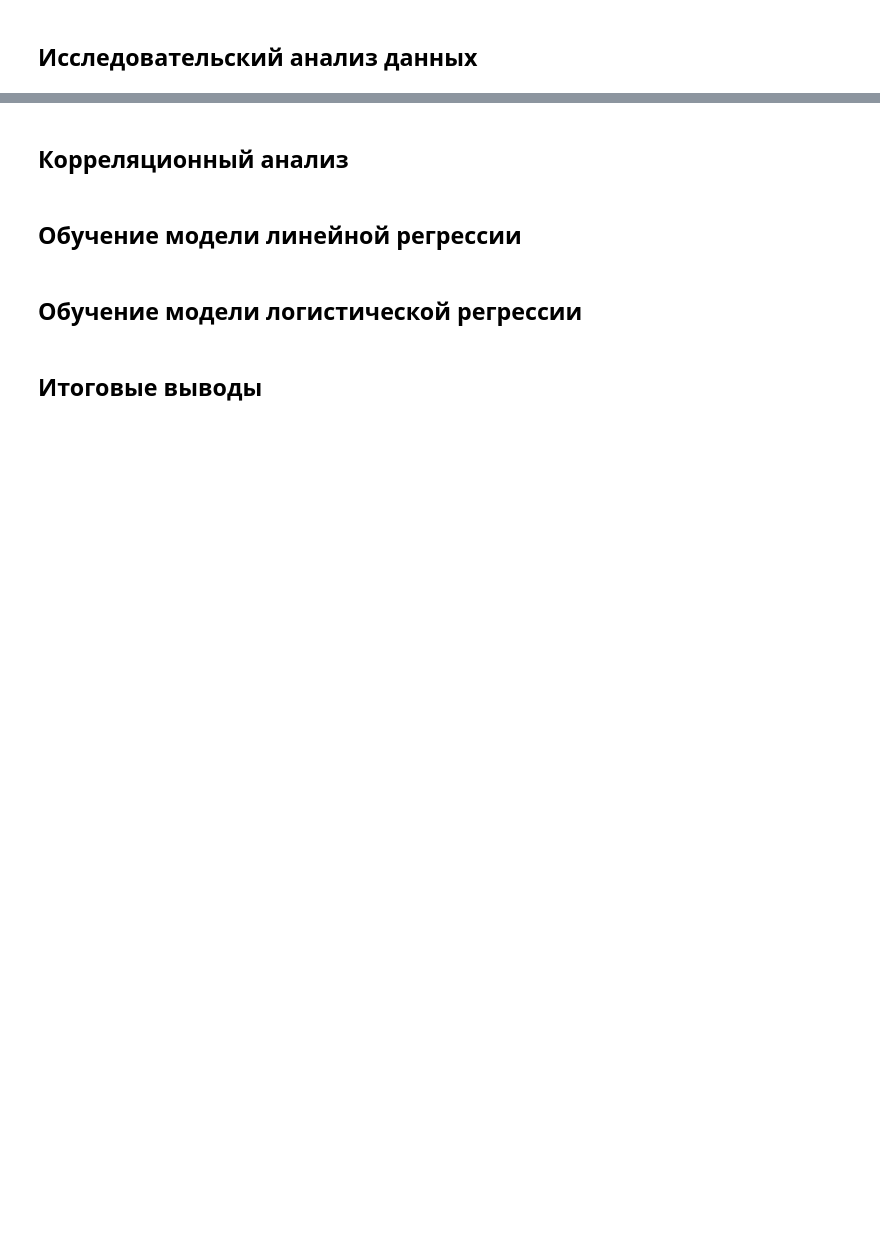
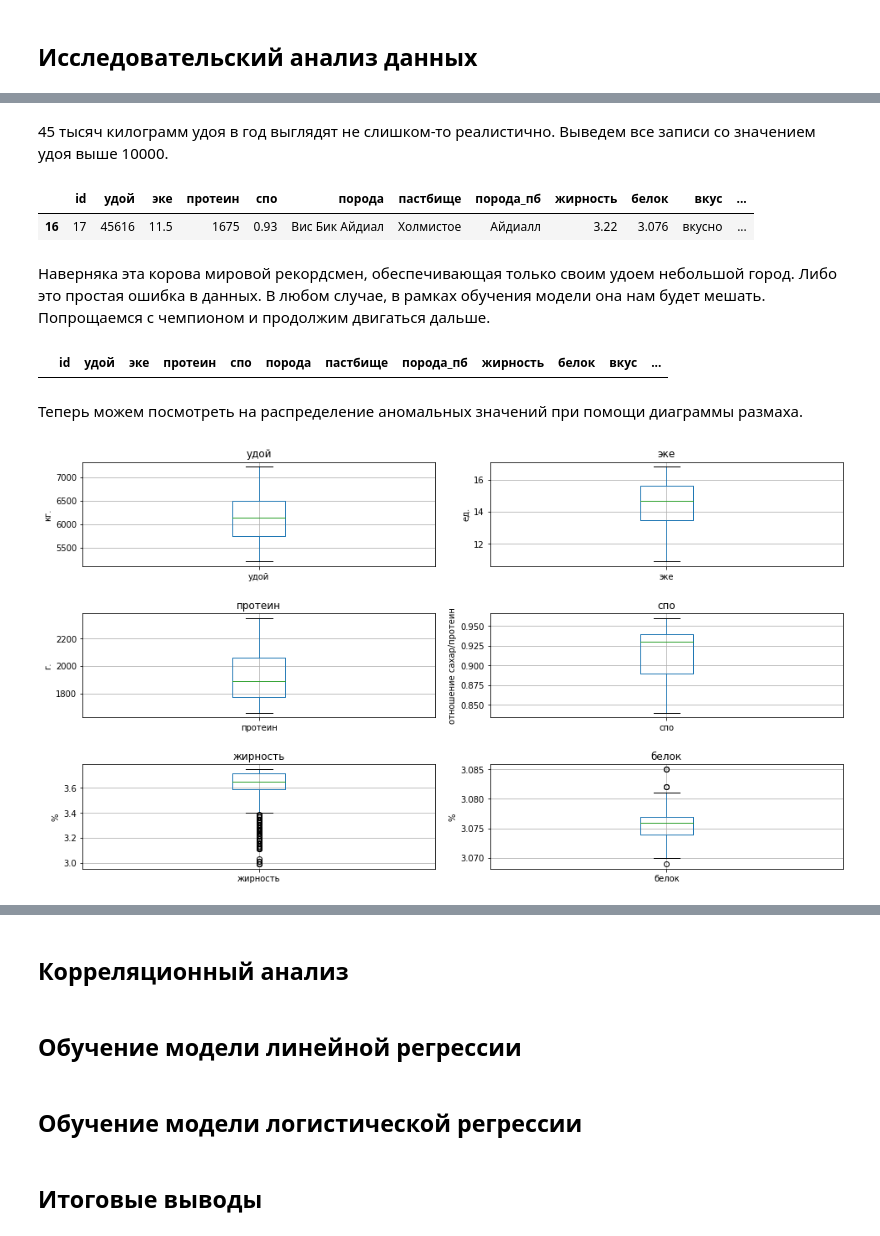
Before and after one commit to Maksim1004/data_science_studying, a Jupyter notebook: cows_and_machine_learning.ipynb, the cells around one changed output, grey strips where cells are left out. Drawn from its saved outputs; the diff is of its cells as text; code cells hidden in the pictures; blank space fills up the shorter version.

```diff
--- a/cows_and_machine_learning.ipynb
+++ b/cows_and_machine_learning.ipynb
@@ -306,0 +332,25 @@ memory usage: 1.2+ KB
+# %% [markdown]
+45 тысяч килограмм удоя в год выглядят не слишком-то реалистично. Выведем все записи со значением удоя выше 10000.
+# %%
+ds_main[ds_main['удой']>10000]
+# %% [output]
+|  | id | удой | эке | протеин | спо | порода | пастбище | порода_пб | жирность | белок | вкус | ... |
+| 16 | 17 | 45616 | 11.5 | 1675 | 0.93 | Вис Бик Айдиал | Холмистое | Айдиалл | 3.22 | 3.076 | вкусно | ... |
+# %% [markdown]
+Наверняка эта корова мировой рекордсмен, обеспечивающая только своим удоем небольшой город. Либо это простая ошибка в данных. В любом случае, в рамках обучения модели она нам будет мешать. Попрощаемся с чемпионом и продолжим двигаться дальше.
+# %%
+ds_main = ds_main[ds_main['удой']<10000]
+ds_main[ds_main['id'] == 17]
+# %% [output]
+|  | id | удой | эке | протеин | спо | порода | пастбище | порода_пб | жирность | белок | вкус | ... |
+# %% [markdown]
+Теперь можем посмотреть на распределение аномальных значений при помощи диаграммы размаха.
+# %%
+fig, axes = plt.subplots(nrows=3, ncols=2, figsize=(14, 8))
+fig.tight_layout(pad=3.5)
+label_list = ['кг.', 'ед.', 'г.', 'отношение сахар/протеин', '%', '%']
+for i in range(len(ds_main_numeric)):
+    ds_main[ds_main_numeric[i]].plot(kind='box', ax=axes[i//2, i%2], title=ds_main_numeric[i], grid=True)
+    axes[i//2, i%2].set_ylabel(label_list[i])
+# %% [output]
+[figure, added]
```
Also changed, not shown: parts of 21 cells of this notebook.
